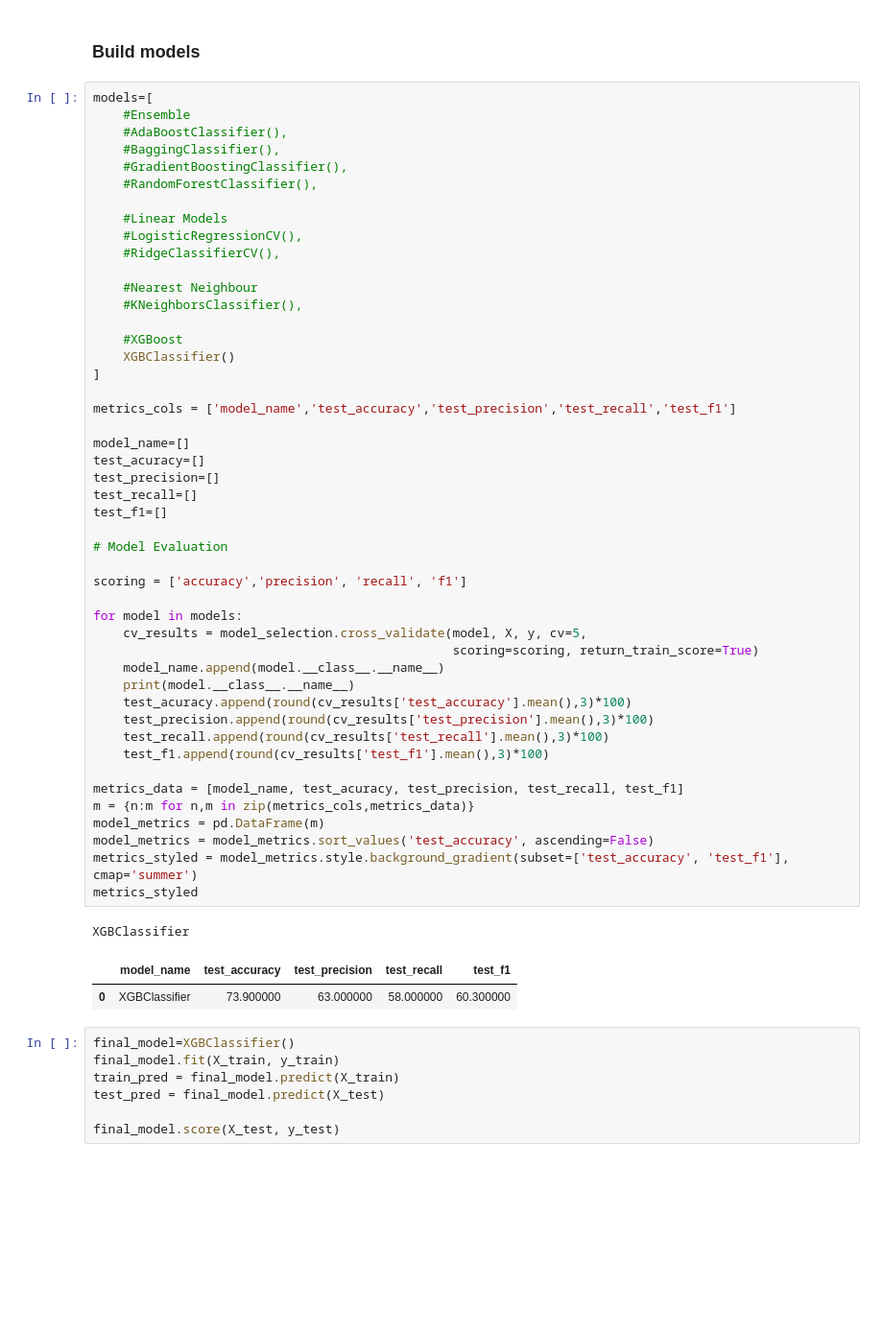
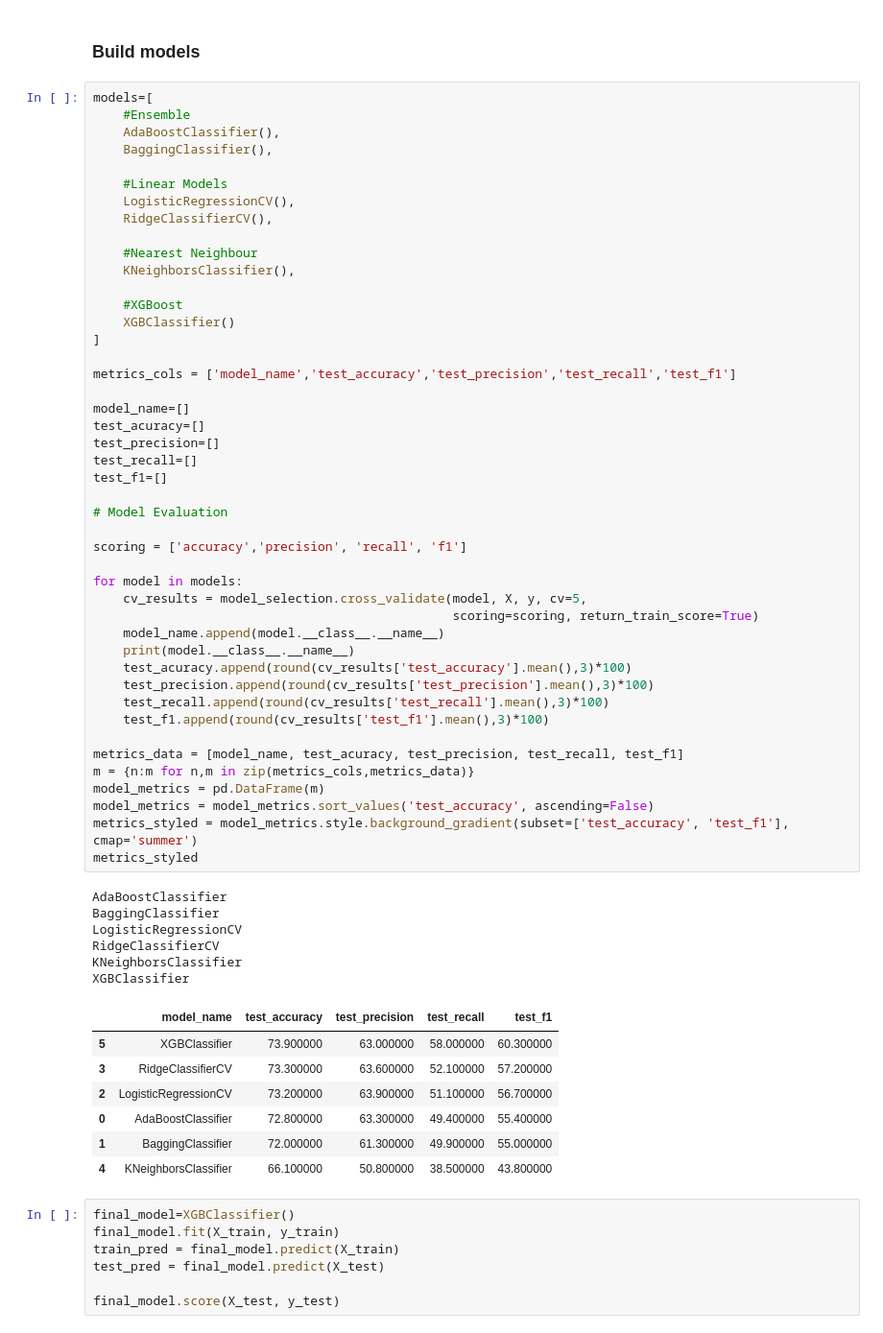
Before and after one commit to muneebel/dng_test, a Jupyter notebook: dng_task.ipynb, the cells around one changed output. Shown at 96% size. Saved outputs shown, nothing was run; the diff lists cells and outputs as text; blank space fills up the shorter version.

```diff
--- a/dng_task.ipynb
+++ b/dng_task.ipynb
@@ -1096,17 +1096,15 @@ After upsampling count of label 1 4528
 # %%
 models=[
     #Ensemble
-    #AdaBoostClassifier(),
-    #BaggingClassifier(),
-    #GradientBoostingClassifier(),
-    #RandomForestClassifier(),
+    AdaBoostClassifier(),
+    BaggingClassifier(),
 
     #Linear Models
-    #LogisticRegressionCV(),
-    #RidgeClassifierCV(),
+    LogisticRegressionCV(),
+    RidgeClassifierCV(),
 
     #Nearest Neighbour
-    #KNeighborsClassifier(),
+    KNeighborsClassifier(),
 
     #XGBoost
     XGBClassifier()
@@ -1116,34 +1114,44 @@ metrics_cols = ['model_name','test_accuracy','test_precision','test_recall','tes
 
 model_name=[]
 test_acuracy=[]
 test_precision=[]
 test_recall=[]
 test_f1=[]
 
 # Model Evaluation
 
 scoring = ['accuracy','precision', 'recall', 'f1']
 
 for model in models:
     cv_results = model_selection.cross_validate(model, X, y, cv=5,
                                                 scoring=scoring, return_train_score=True)
     model_name.append(model.__class__.__name__)
     print(model.__class__.__name__)
     test_acuracy.append(round(cv_results['test_accuracy'].mean(),3)*100)
     test_precision.append(round(cv_results['test_precision'].mean(),3)*100)
     test_recall.append(round(cv_results['test_recall'].mean(),3)*100)
     test_f1.append(round(cv_results['test_f1'].mean(),3)*100)
 
 metrics_data = [model_name, test_acuracy, test_precision, test_recall, test_f1]
 m = {n:m for n,m in zip(metrics_cols,metrics_data)}
 model_metrics = pd.DataFrame(m)
 model_metrics = model_metrics.sort_values('test_accuracy', ascending=False)
 metrics_styled = model_metrics.style.background_gradient(subset=['test_accuracy', 'test_f1'], cmap='summer')
 metrics_styled
 # %% [output]
+AdaBoostClassifier
+BaggingClassifier
+LogisticRegressionCV
+RidgeClassifierCV
+KNeighborsClassifier
 XGBClassifier
 |  | model_name | test_accuracy | test_precision | test_recall | test_f1 |
-| 0 | XGBClassifier | 73.900000 | 63.000000 | 58.000000 | 60.300000 |
+| 5 | XGBClassifier | 73.900000 | 63.000000 | 58.000000 | 60.300000 |
+| 3 | RidgeClassifierCV | 73.300000 | 63.600000 | 52.100000 | 57.200000 |
+| 2 | LogisticRegressionCV | 73.200000 | 63.900000 | 51.100000 | 56.700000 |
+| 0 | AdaBoostClassifier | 72.800000 | 63.300000 | 49.400000 | 55.400000 |
+| 1 | BaggingClassifier | 72.000000 | 61.300000 | 49.900000 | 55.000000 |
+| 4 | KNeighborsClassifier | 66.100000 | 50.800000 | 38.500000 | 43.800000 |
 # %%
 final_model=XGBClassifier()
 final_model.fit(X_train, y_train)
```
Also changed, not shown: parts of 4 cells of this notebook, 1 other file.
